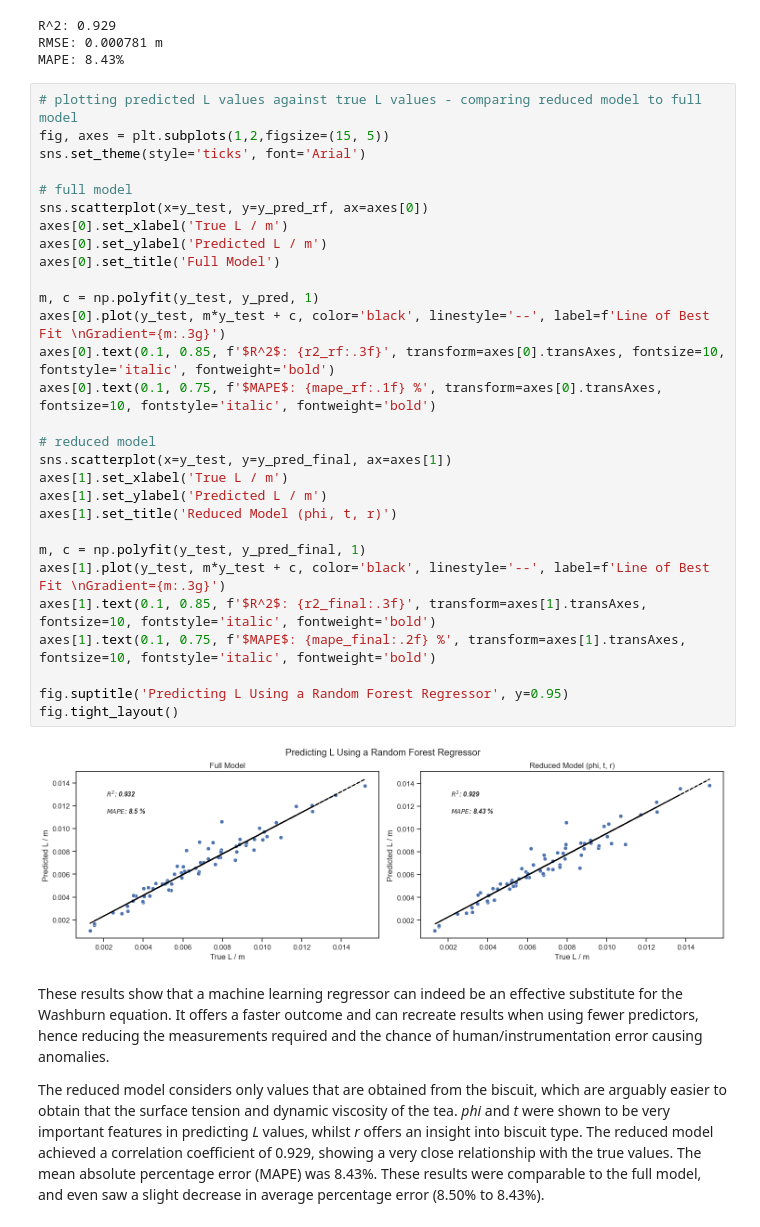
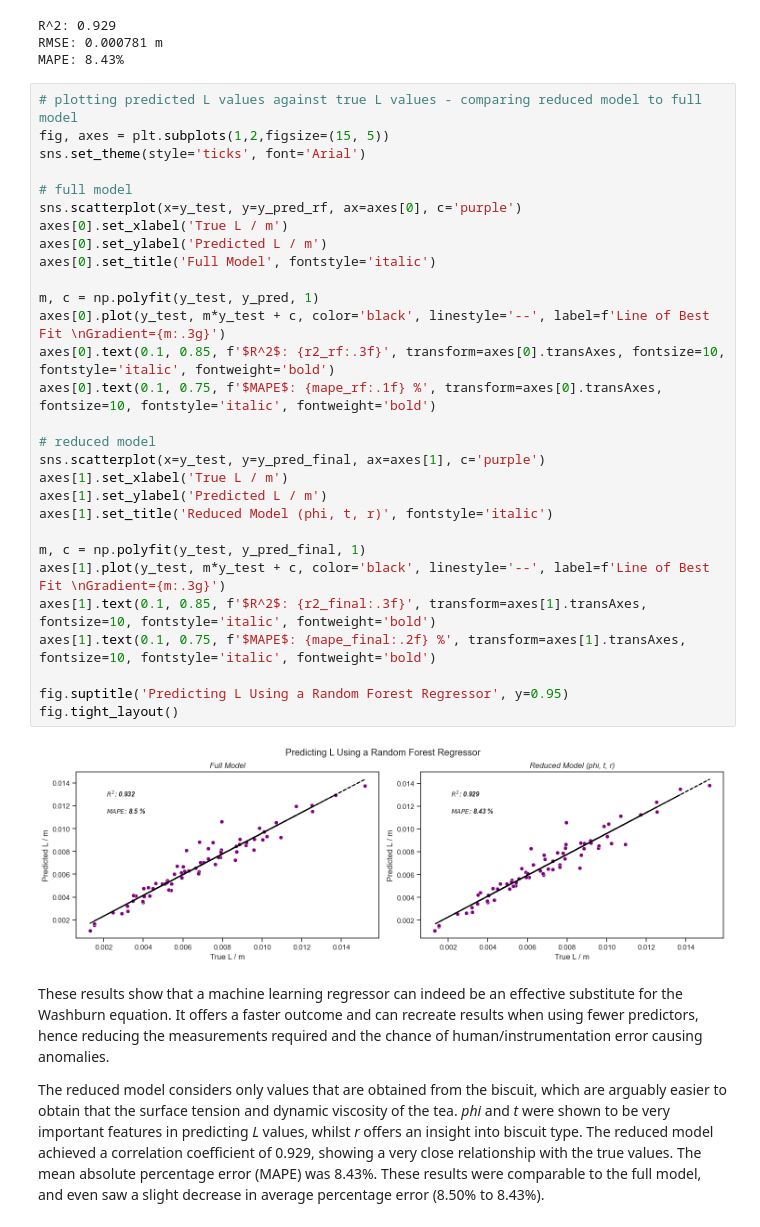
Before and after one commit to kgerrand/Code, a Jupyter notebook: data_analysis.ipynb, the cells around one changed output. Cells and saved outputs as stored; diff of their text form.

```diff
--- a/data_analysis.ipynb
+++ b/data_analysis.ipynb
@@ -1244,34 +1242,34 @@ MAPE: 8.43%
 # %%
 # plotting predicted L values against true L values - comparing reduced model to full model
 fig, axes = plt.subplots(1,2,figsize=(15, 5))
 sns.set_theme(style='ticks', font='Arial')
 
 # full model
-sns.scatterplot(x=y_test, y=y_pred_rf, ax=axes[0])
+sns.scatterplot(x=y_test, y=y_pred_rf, ax=axes[0], c='purple')
 axes[0].set_xlabel('True L / m')
 axes[0].set_ylabel('Predicted L / m')
-axes[0].set_title('Full Model')
+axes[0].set_title('Full Model', fontstyle='italic')
 
 m, c = np.polyfit(y_test, y_pred, 1)
 axes[0].plot(y_test, m*y_test + c, color='black', linestyle='--', label=f'Line of Best Fit \nGradient={m:.3g}')
 axes[0].text(0.1, 0.85, f'$R^2$: {r2_rf:.3f}', transform=axes[0].transAxes, fontsize=10, fontstyle='italic', fontweight='bold')
 axes[0].text(0.1, 0.75, f'$MAPE$: {mape_rf:.1f} %', transform=axes[0].transAxes, fontsize=10, fontstyle='italic', fontweight='bold')
 
 # reduced model
-sns.scatterplot(x=y_test, y=y_pred_final, ax=axes[1])
+sns.scatterplot(x=y_test, y=y_pred_final, ax=axes[1], c='purple')
 axes[1].set_xlabel('True L / m')
 axes[1].set_ylabel('Predicted L / m')
-axes[1].set_title('Reduced Model (phi, t, r)')
+axes[1].set_title('Reduced Model (phi, t, r)', fontstyle='italic')
 
 m, c = np.polyfit(y_test, y_pred_final, 1)
 axes[1].plot(y_test, m*y_test + c, color='black', linestyle='--', label=f'Line of Best Fit \nGradient={m:.3g}')
 axes[1].text(0.1, 0.85, f'$R^2$: {r2_final:.3f}', transform=axes[1].transAxes, fontsize=10, fontstyle='italic', fontweight='bold')
 axes[1].text(0.1, 0.75, f'$MAPE$: {mape_final:.2f} %', transform=axes[1].transAxes, fontsize=10, fontstyle='italic', fontweight='bold')
 
 fig.suptitle('Predicting L Using a Random Forest Regressor', y=0.95)
 fig.tight_layout()
 # %% [output]
-[figure, old version]
+[figure, new version]
 # %% [markdown]
 These results show that a machine learning regressor can indeed be an effective substitute for the Washburn equation. It offers a faster outcome and can recreate results when using fewer predictors, hence reducing the measurements required and the chance of human/instrumentation error causing anomalies.
 
```
Also changed, not shown: parts of 11 cells of this notebook.
